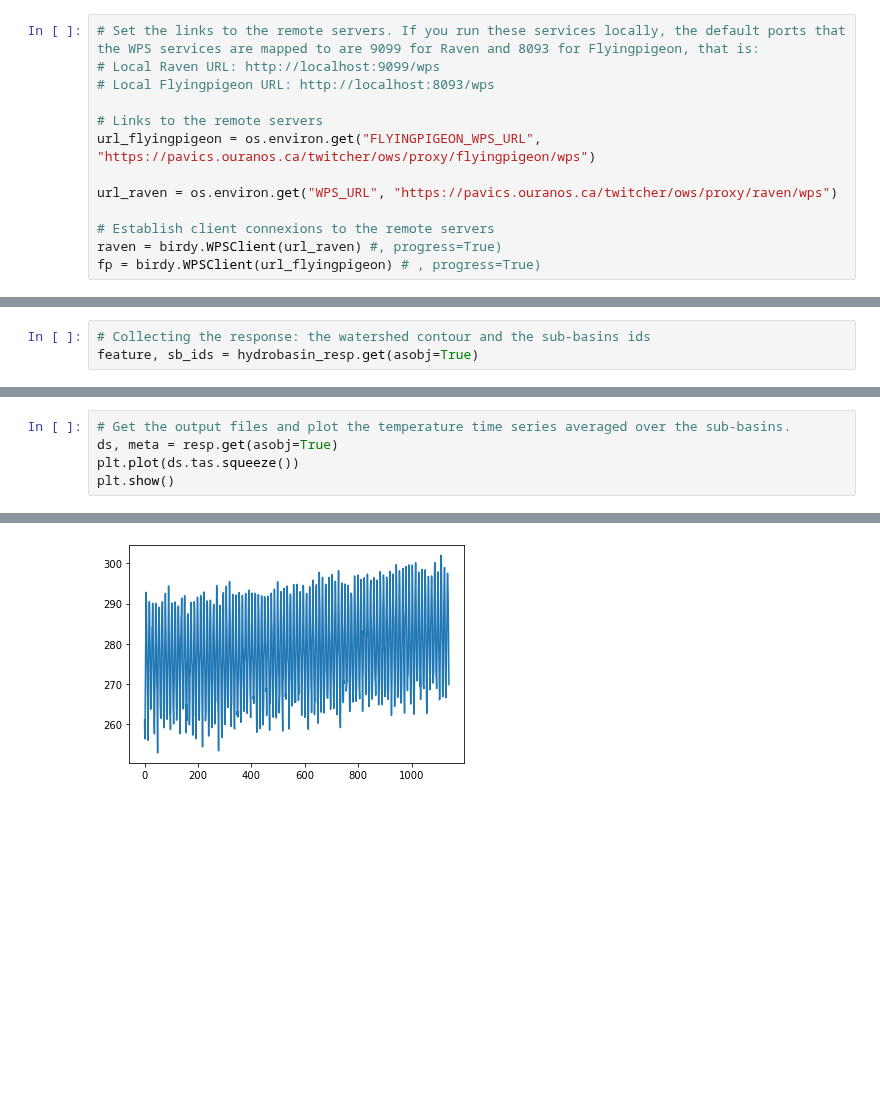
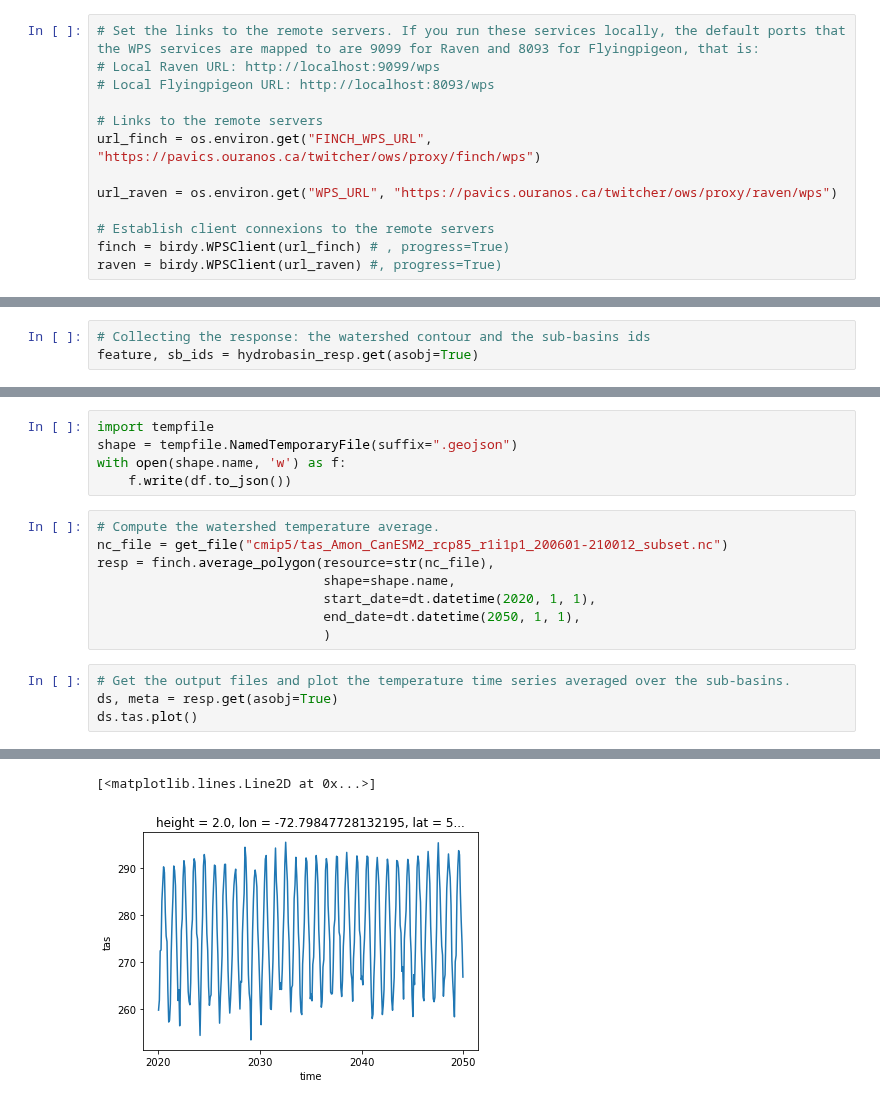
Before and after one commit to Ouranosinc/raven, a Jupyter notebook: docs/source/notebooks/Subset_climate_data_over_watershed.ipynb, the cells around one changed output, grey strips where cells are left out. Cells and saved outputs as stored; diff of their text form; blank space fills up the shorter version.

```diff
--- a/docs/source/notebooks/Subset_climate_data_over_watershed.ipynb
+++ b/docs/source/notebooks/Subset_climate_data_over_watershed.ipynb
@@ -24,13 +20,13 @@ from ravenpy.utilities.testdata import get_file
 # Local Flyingpigeon URL: http://localhost:8093/wps
 
 # Links to the remote servers
-url_flyingpigeon = os.environ.get("FLYINGPIGEON_WPS_URL", "https://pavics.ouranos.ca/twitcher/ows/proxy/flyingpigeon/wps")
+url_finch = os.environ.get("FINCH_WPS_URL", "https://pavics.ouranos.ca/twitcher/ows/proxy/finch/wps")
 
 url_raven = os.environ.get("WPS_URL", "https://pavics.ouranos.ca/twitcher/ows/proxy/raven/wps")
 
 # Establish client connexions to the remote servers
+finch = birdy.WPSClient(url_finch) # , progress=True)
 raven = birdy.WPSClient(url_raven) #, progress=True)
-fp = birdy.WPSClient(url_flyingpigeon) # , progress=True)
 # %% [markdown]
 ## Extracting the watershed countour and sub-basins identifiers
 
@@ -78,6 +58,18 @@ resp = fp.subset_wfs_polygon(
+# %%
+import tempfile
+shape = tempfile.NamedTemporaryFile(suffix=".geojson")
+with open(shape.name, 'w') as f:
+    f.write(df.to_json())
+# %%
+# Compute the watershed temperature average.
+nc_file = get_file("cmip5/tas_Amon_CanESM2_rcp85_r1i1p1_200601-210012_subset.nc")
+resp = finch.average_polygon(resource=str(nc_file),
+                             shape=shape.name,
+                             start_date=dt.datetime(2020, 1, 1),
+                             end_date=dt.datetime(2050, 1, 1),
+                             )
 # %%
 # Get the output files and plot the temperature time series averaged over the sub-basins.
 ds, meta = resp.get(asobj=True)
-plt.plot(ds.tas.squeeze())
-plt.show()
+ds.tas.plot()
 # %% [output]
@@ -85 +78,2 @@ Already downloaded input_USGS_HydroBASINS_lake_na_lev12.67061+USGS_HydroBASINS_l
+[<matplotlib.lines.Line2D at 0x...>]
-[figure, old version]
+[figure, new version]
```
Also changed, not shown: parts of 7 cells of this notebook, 4 other files.
